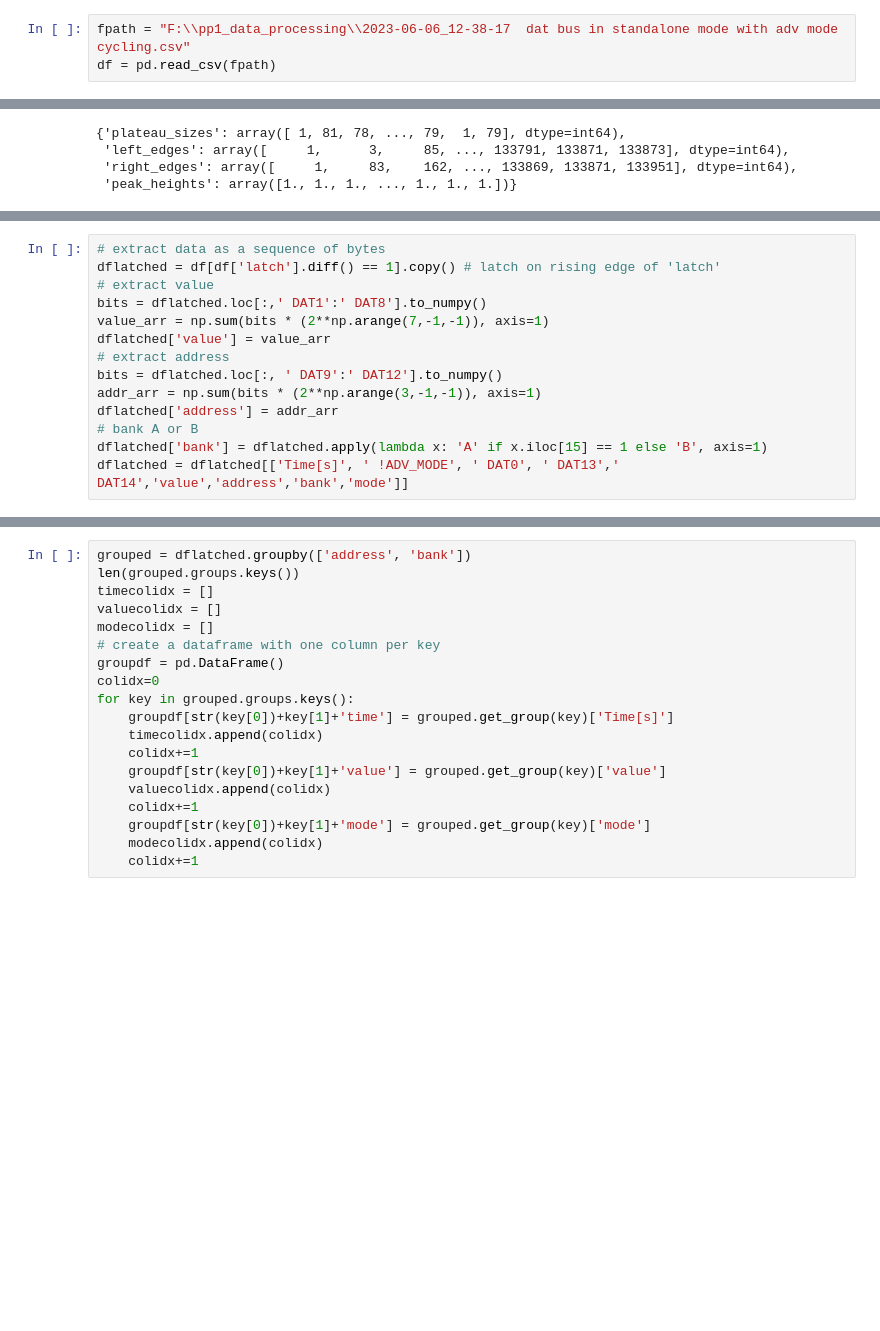
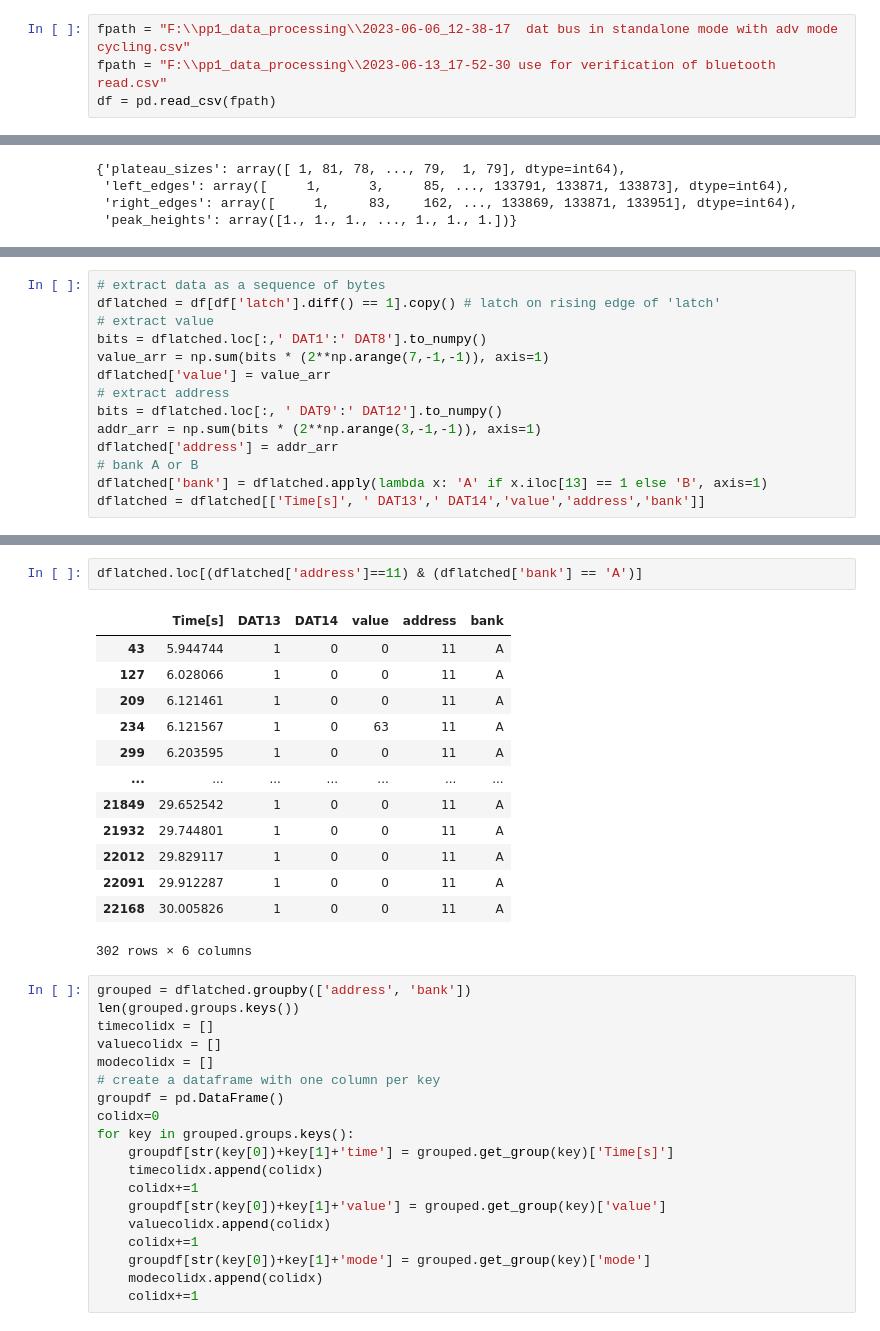
Before and after one commit to ebtrac/pp1_data_processing, a Jupyter notebook: pp1_dat_bus_processing.ipynb, the cells around one changed output, grey strips where cells are left out. Drawn from its saved outputs; the diff is of its cells as text; blank space fills up the shorter version.

Commit message:
begin bluetooth development

```diff
--- a/pp1_dat_bus_processing.ipynb
+++ b/pp1_dat_bus_processing.ipynb
@@ -421,6 +421,7 @@ _,dat13pkprops = signal.find_peaks(df[' DAT13'], plateau_size=[1])
 # Investigating Standalone MCU Configuration and ADV_MODE
 # %%
 fpath = "F:\\pp1_data_processing\\2023-06-06_12-38-17  dat bus in standalone mode with adv mode cycling.csv"
+fpath = "F:\\pp1_data_processing\\2023-06-13_17-52-30 use for verification of bluetooth read.csv"
 df = pd.read_csv(fpath)
 # %%
 df.columns
@@ -483,5 +484,5 @@ bits = dflatched.loc[:, ' DAT9':' DAT12'].to_numpy()
 addr_arr = np.sum(bits * (2**np.arange(3,-1,-1)), axis=1)
 dflatched['address'] = addr_arr
 # bank A or B
-dflatched['bank'] = dflatched.apply(lambda x: 'A' if x.iloc[15] == 1 else 'B', axis=1)
-dflatched = dflatched[['Time[s]', ' !ADV_MODE', ' DAT0', ' DAT13',' DAT14','value','address','bank','mode']]
+dflatched['bank'] = dflatched.apply(lambda x: 'A' if x.iloc[13] == 1 else 'B', axis=1)
+dflatched = dflatched[['Time[s]', ' DAT13',' DAT14','value','address','bank']]
@@ -488,3 +506,19 @@ dflatched = dflatched[['Time[s]', ' !ADV_MODE', ' DAT0', ' DAT13',' DAT14','valu
+# %%
+dflatched.loc[(dflatched['address']==11) & (dflatched['bank'] == 'A')]
+# %% [output]
+|  | Time[s] | DAT13 | DAT14 | value | address | bank |
+| 43 | 5.944744 | 1 | 0 | 0 | 11 | A |
+| 127 | 6.028066 | 1 | 0 | 0 | 11 | A |
+| 209 | 6.121461 | 1 | 0 | 0 | 11 | A |
+| 234 | 6.121567 | 1 | 0 | 63 | 11 | A |
+| 299 | 6.203595 | 1 | 0 | 0 | 11 | A |
+| ... | ... | ... | ... | ... | ... | ... |
+| 21849 | 29.652542 | 1 | 0 | 0 | 11 | A |
+| 21932 | 29.744801 | 1 | 0 | 0 | 11 | A |
+| 22012 | 29.829117 | 1 | 0 | 0 | 11 | A |
+| 22091 | 29.912287 | 1 | 0 | 0 | 11 | A |
+| 22168 | 30.005826 | 1 | 0 | 0 | 11 | A |
+302 rows × 6 columns
 # %%
 grouped = dflatched.groupby(['address', 'bank'])
 len(grouped.groups.keys())
```
Also changed, not shown: parts of 3 cells of this notebook, 3 other files.
